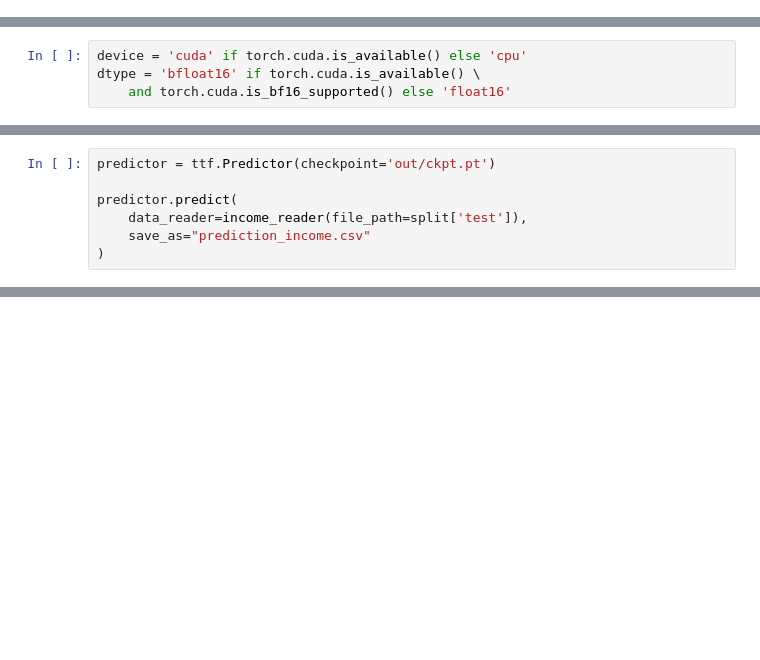
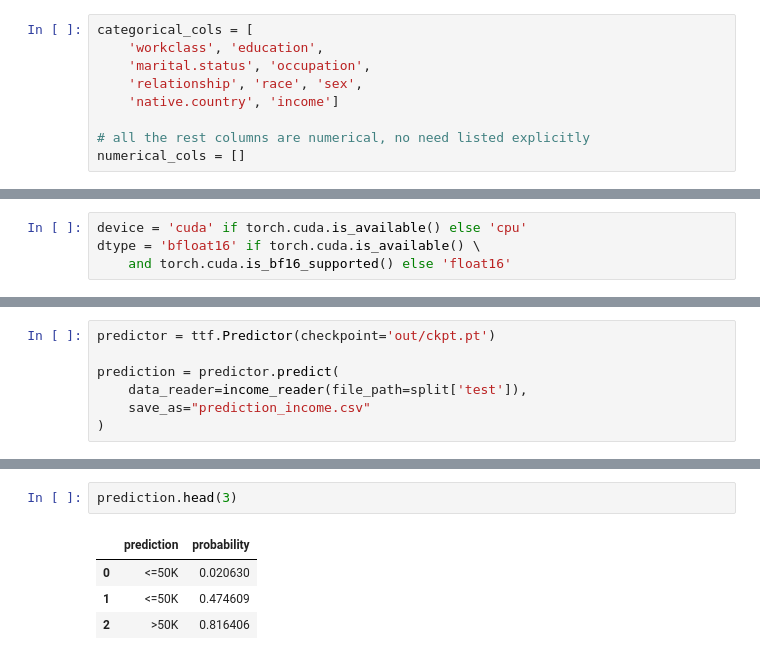
Before and after one commit to echosprint/TabularTransformer, a Jupyter notebook: notebooks/supervised_training.ipynb, the cells around one changed output, grey strips where cells are left out. Cells and saved outputs as stored; diff of their text form; blank space fills up the shorter version.

```diff
--- a/notebooks/supervised_training.ipynb
+++ b/notebooks/supervised_training.ipynb
@@ -42,0 +28,9 @@ income_reader = ttf.DataReader(
+# %%
+categorical_cols = [
+    'workclass', 'education',
+    'marital.status', 'occupation',
+    'relationship', 'race', 'sex',
+    'native.country', 'income']
+
+# all the rest columns are numerical, no need listed explicitly
+numerical_cols = []
@@ -65,7 +100,7 @@ trainer.train(
 # %%
 predictor = ttf.Predictor(checkpoint='out/ckpt.pt')
 
-predictor.predict(
+prediction = predictor.predict(
     data_reader=income_reader(file_path=split['test']),
     save_as="prediction_income.csv"
 )
@@ -71,0 +116,7 @@ predictor.predict(
+# %%
+prediction.head(3)
+# %% [output]
+|  | prediction | probability |
+| 0 | <=50K | 0.020630 |
+| 1 | <=50K | 0.474609 |
+| 2 | >50K | 0.816406 |
```
Also changed, not shown: parts of 10 cells of this notebook.
